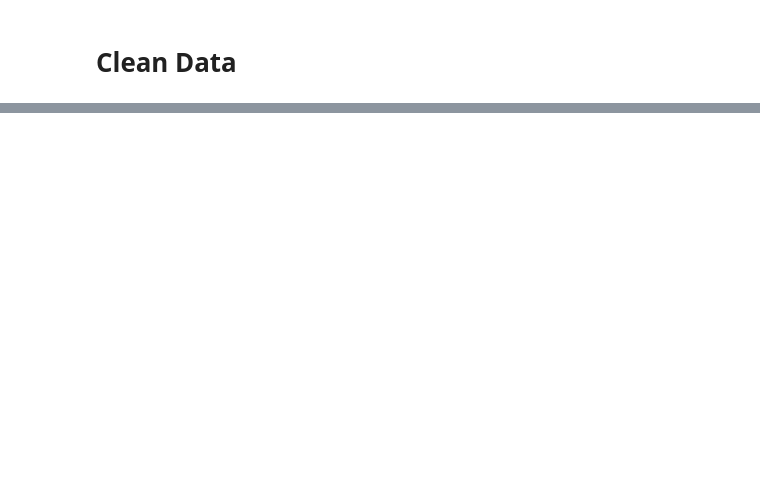
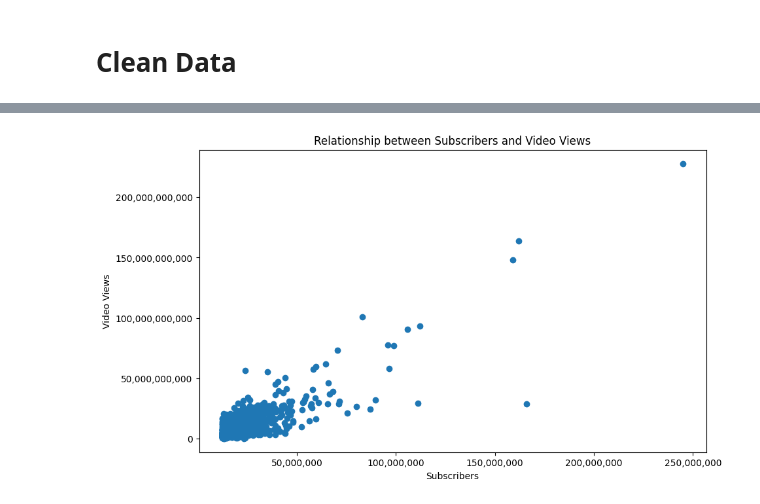
Before and after one commit to lapatradaa/DAC_VideoDataset, a Jupyter notebook: MainVdo.ipynb, the cells around one changed output, grey strips where cells are left out. Cells and saved outputs as stored; diff of their text form; code cells hidden in the pictures; blank space fills up the shorter version.

```diff
--- a/MainVdo.ipynb
+++ b/MainVdo.ipynb
@@ -29,0 +183,15 @@ df
+# %%
+plt.figure(figsize=(10,6))
+plt.scatter(df['Subscribers'], df['Video Views'])
+# plt.boxplot(df['Subscribers'])
+plt.xlabel('Subscribers')
+plt.ylabel('Video Views')
+plt.title('Relationship between Subscribers and Video Views')
+
+ax = plt.gca()
+ax.xaxis.set_major_formatter(ticker.StrMethodFormatter('{x:,.0f}')) # show full number instead of rounded
+ax.yaxis.set_major_formatter(ticker.StrMethodFormatter('{x:,.0f}'))
+
+plt.show()
+# %% [output]
+[figure, added]
```
Also changed, not shown: parts of 21 cells of this notebook.
